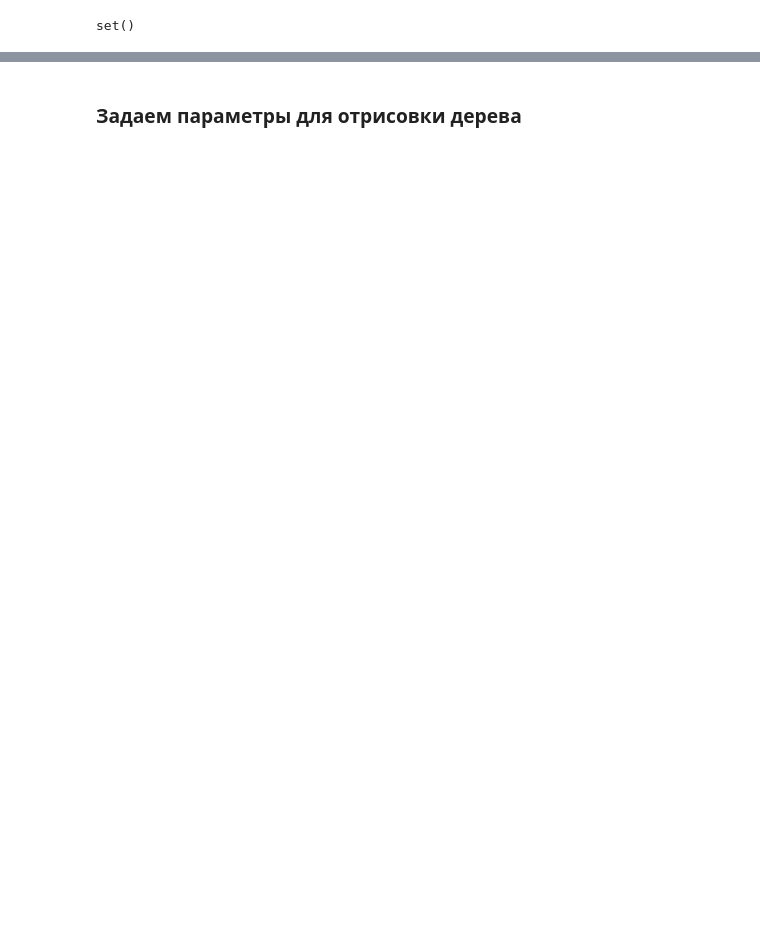
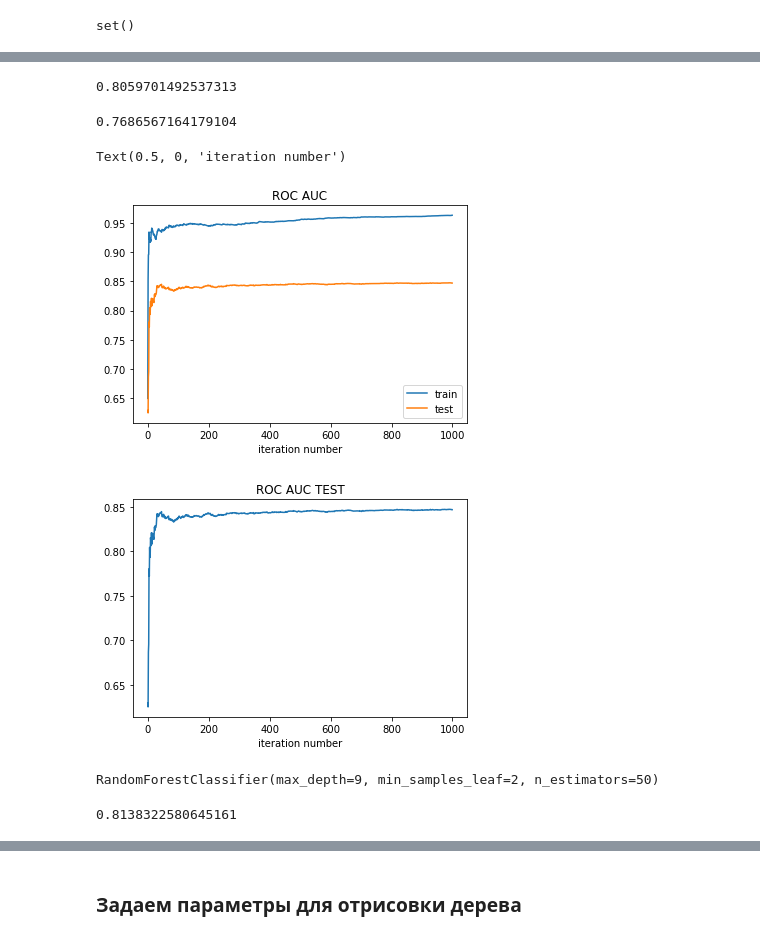
Before and after one commit to Va11entin0/for_the_-teacher, a Jupyter notebook: titanic-checkpoint.ipynb, the cells around one changed output, grey strips where cells are left out. Drawn from its saved outputs; the diff is of its cells as text; code cells hidden in the pictures; blank space fills up the shorter version.

```diff
--- a/titanic-checkpoint.ipynb
+++ b/titanic-checkpoint.ipynb
@@ -289,0 +497,8 @@ knn = KNeighborsClassifier(n_neighbors=8) # metod Soseda
+# %%
+clf_xgb = xgb.XGBClassifier(**best_params)
+
+param_grid = {
+    'gamma': np.linspace(1, 1.3, 20)
+}
+
+best_params = find_params(clf_xgb, param_grid)
@@ -289,0 +523,9 @@ knn = KNeighborsClassifier(n_neighbors=8) # metod Soseda
+# %%
+clf_xgb = xgb.XGBClassifier(**best_params)
+
+param_grid = {
+    'subsample': np.linspace(0.9, 1.2, 6),
+    'colsample_bytree': np.linspace(0.2, 0.6, 6)
+}
+
+best_params = find_params(clf_xgb, param_grid)
@@ -289,0 +550,9 @@ knn = KNeighborsClassifier(n_neighbors=8) # metod Soseda
+# %%
+clf_xgb = xgb.XGBClassifier(**best_params)
+
+param_grid = {
+    'reg_alpha': [ 0.001,0.002,0.0025, 0.003],
+    'reg_lambda': [0.0005,0.0006,0.0007,0.0008,]
+}
+
+best_params = find_params(clf_xgb, param_grid)
@@ -289,0 +577,7 @@ knn = KNeighborsClassifier(n_neighbors=8) # metod Soseda
+# %%
+best_params['learning_rate'] = 0.002
+best_params['n_estimators'] = 1000
+
+clf_xgb = xgb.XGBClassifier(**best_params)
+
+clf_xgb.fit(X_train, Y_train, eval_metric='auc', eval_set=[[X_train, Y_train], [X_test, y_test]])
@@ -289,0 +612,21 @@ knn = KNeighborsClassifier(n_neighbors=8) # metod Soseda
+# %%
+presigion = clf_xgb.predict(X_test)
+accuracy_score(y_test, presigion)
+# %% [output]
+0.8059701492537313
+# %%
+presigion = clf_xgb.predict(X_test)
+accuracy_score(y_test, presigion)
+# %% [output]
+0.7686567164179104
+# %%
+res = save_online_metric(clf_xgb)
+res.plot(title='ROC AUC')
+plt.xlabel('iteration number')
+plt.figure()
+res.test.plot(title='ROC AUC TEST')
+plt.xlabel('iteration number')
+# %% [output]
+Text(0.5, 0, 'iteration number')
+[figure, added]
+[figure, added]
@@ -289,0 +637,4 @@ knn = KNeighborsClassifier(n_neighbors=8) # metod Soseda
+# %%
+RF
+# %% [output]
+RandomForestClassifier(max_depth=9, min_samples_leaf=2, n_estimators=50)
@@ -290,5 +643,9 @@ knn = KNeighborsClassifier(n_neighbors=8) # metod Soseda
 # %%
 first_tree = DecisionTreeClassifier(criterion='entropy', random_state=17)
+# %%
+np.mean(cross_val_score(RF, X_train, Y_train, cv=5))
+# %% [output]
+0.8138322580645161
 # %%
 np.mean(cross_val_score(first_tree, X_train, Y_train, cv=5))
 # %% [output]
```
Also changed, not shown: parts of 112 cells of this notebook.
